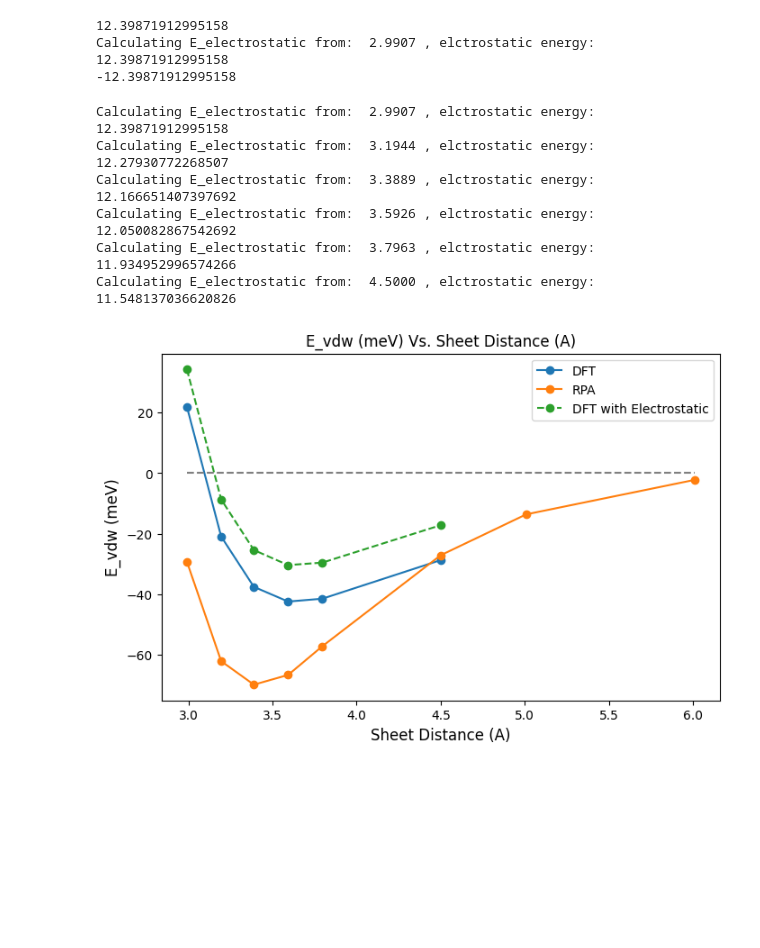
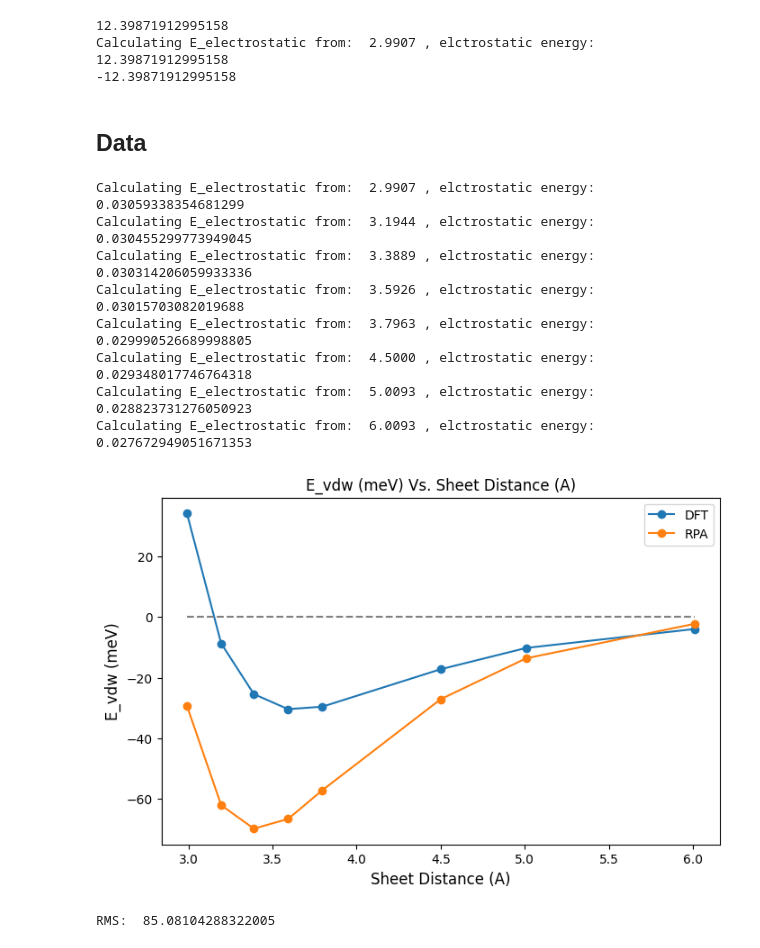
Before and after one commit to kkleiner1/hBN_water_interaction_from_dft, a Jupyter notebook: code/data_analysis.ipynb, the cells around one changed output. Saved outputs shown, nothing was run; the diff lists cells and outputs as text; code cells hidden in the pictures; blank space fills up the shorter version.

```diff
--- a/code/data_analysis.ipynb
+++ b/code/data_analysis.ipynb
@@ -97,36 +105,43 @@ print(testa)
 12.39871912995158
 Calculating E_electrostatic from:  2.9907 , elctrostatic energy:  12.39871912995158
 -12.39871912995158
+# %% [markdown]
+## Data
+# %%
+listOfRPAData = [-29.313725490196063, -62.175018155410314, -69.94190268700073, -66.72476397966595, -57.23311546840961, -27.153231663035584, -13.620189, -2.247640]
+listOfDFTData = [34.31125758623239, -8.692408367642201, -25.43081842327956, -30.40859912300948, -29.5832775082672, -17.21556188131217, -10.173932835110463, -3.9245636012637988]
+listOfSheetDistance = [2.9907, 3.1944, 3.3889, 3.5926, 3.7963, 4.5000, 5.0093, 6.0093]
+
+listOfE_vdw = []
+for i in range(len(listOfDFTData)):
+  listOfE_vdw.append(delta_e_vdw(listOfDFTData[i], listOfSheetDistance[i]))
+# %% [output]
+Calculating E_electrostatic from:  2.9907 , elctrostatic energy:  0.03059338354681299
+Calculating E_electrostatic from:  3.1944 , elctrostatic energy:  0.030455299773949045
+Calculating E_electrostatic from:  3.3889 , elctrostatic energy:  0.030314206059933336
+Calculating E_electrostatic from:  3.5926 , elctrostatic energy:  0.03015703082019688
+Calculating E_electrostatic from:  3.7963 , elctrostatic energy:  0.029990526689998805
+Calculating E_electrostatic from:  4.5000 , elctrostatic energy:  0.029348017746764318
+Calculating E_electrostatic from:  5.0093 , elctrostatic energy:  0.028823731276050923
+Calculating E_electrostatic from:  6.0093 , elctrostatic energy:  0.027672949051671353
 # %%
-listOfRPAData = [-29.313725490196063, -62.175018155410314, -69.94190268700073, -66.72476397966595, -57.23311546840961, -27.153231663035584, -13.620189, -2.247640]
-listOfDFTData = [34.31125758623239, -8.692408367642201, -25.43081842327956, -30.40859912300948, -29.5832775082672, -17.21556188131217]
-listOfSheetDistance = [2.9907, 3.1944, 3.3889, 3.5926, 3.7963, 4.5000, 5.0093, 6.0093]
-
-listOfE_vdw = []
-for i in range(len(listOfDFTData)):
-  listOfE_vdw.append(delta_e_vdw(listOfDFTData[i], listOfSheetDistance[i]))
-
-
 fig, ax = plt.subplots()
 plt.title("E_vdw (meV) Vs. Sheet Distance (A)")
 ax.set_xlabel('Sheet Distance (A)',fontsize=12)
 ax.set_ylabel('E_vdw (meV)',fontsize=12)
-ax.plot(listOfSheetDistance[0:6], listOfE_vdw, "o-",label="DFT")
+ax.plot(listOfSheetDistance, listOfE_vdw, "o-",label="DFT")
 ax.plot(listOfSheetDistance, listOfRPAData, "o-",label="RPA")
-ax.plot(listOfSheetDistance[0:6], listOfDFTData, "o--",label="DFT with Electrostatic")
+# ax.plot(listOfSheetDistance[0:6], listOfDFTData, "o--",label="DFT with Electrostatic")
 fig.set_size_inches(8, 5)
 fig.set_dpi(100)
 plt.hlines(y=0, xmin=2.9907, xmax=6.0093, color="grey", linestyles="--")
 plt.legend()
 plt.show()
+
+print("RMS: ", RMS(listOfDFTData, listOfRPAData))
 # %% [output]
+[figure, new version]
-Calculating E_electrostatic from:  2.9907 , elctrostatic energy:  12.39871912995158
-Calculating E_electrostatic from:  3.1944 , elctrostatic energy:  12.27930772268507
-Calculating E_electrostatic from:  3.3889 , elctrostatic energy:  12.166651407397692
-Calculating E_electrostatic from:  3.5926 , elctrostatic energy:  12.050082867542692
-Calculating E_electrostatic from:  3.7963 , elctrostatic energy:  11.934952996574266
-Calculating E_electrostatic from:  4.5000 , elctrostatic energy:  11.548137036620826
+RMS:  85.08104288322005
-[figure, old version]
 # %%
 def LJF(r, eps, sig):
   return 4 * eps * (sig / r) ** 6 * ((sig / r) ** 6 - 1)
```
Also changed, not shown: parts of 4 cells of this notebook.
